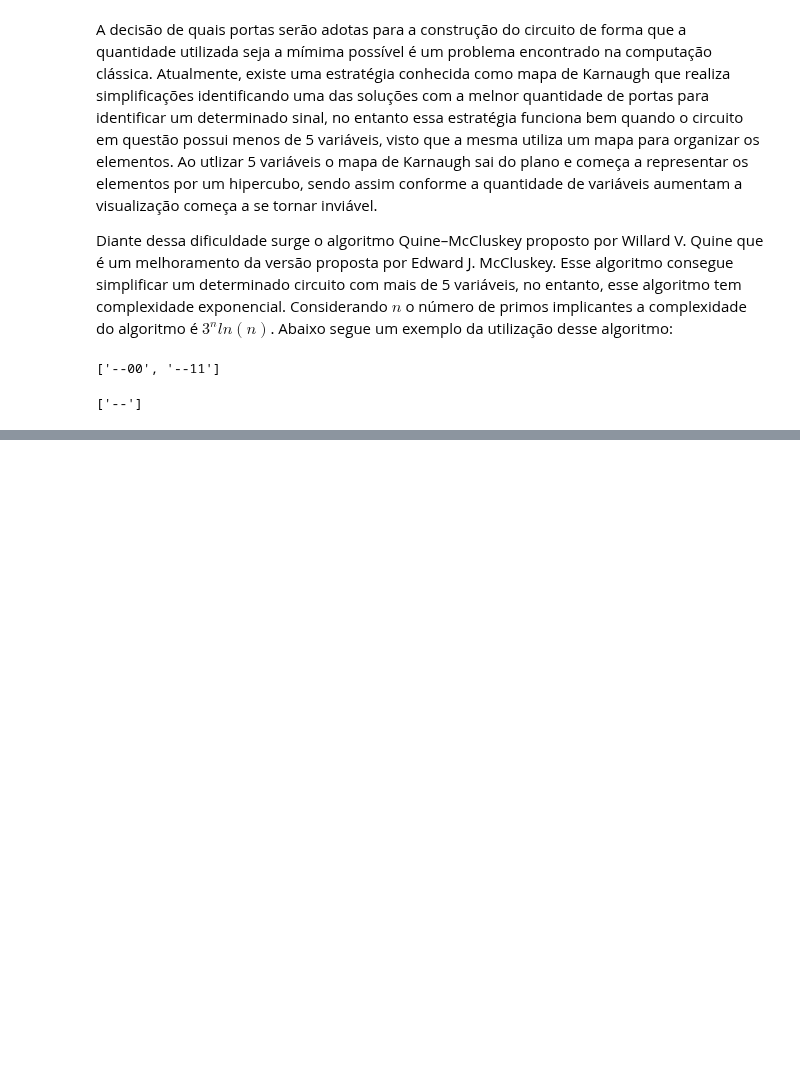
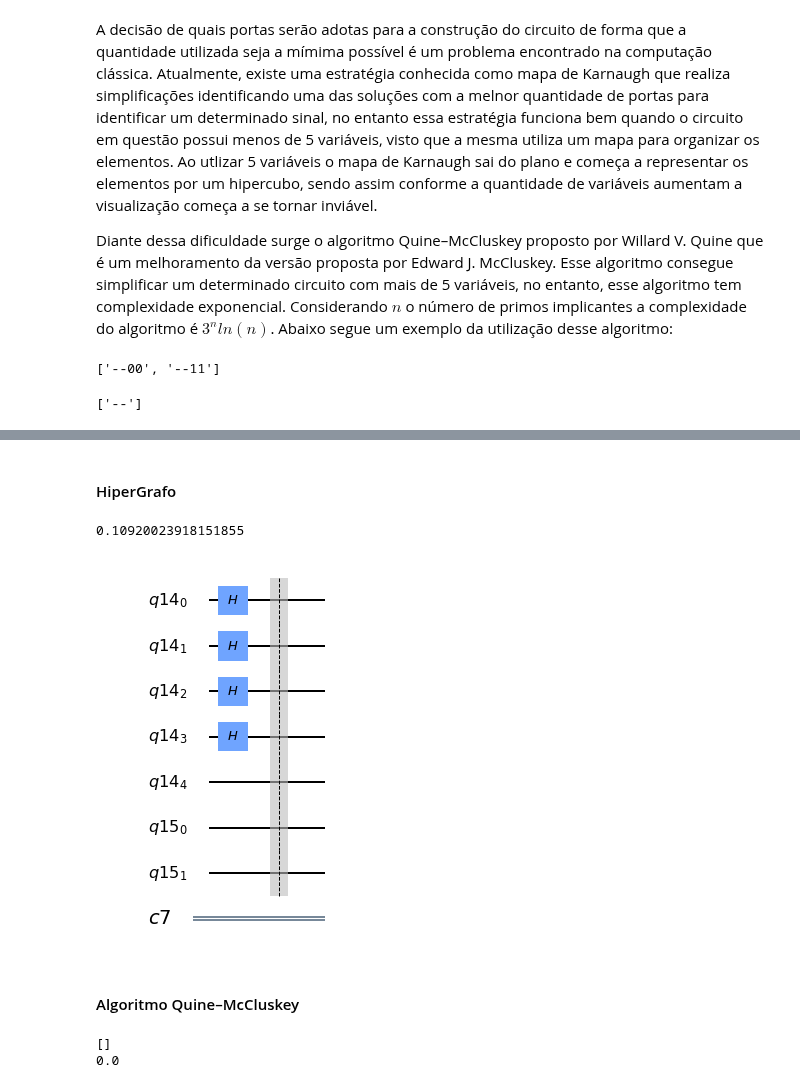
Before and after one commit to adjs/comp-quantica, a Jupyter notebook: projetos/Grupo 04/grupo4_notebook.ipynb, the cells around one changed output, grey strips where cells are left out. Drawn from its saved outputs; the diff is of its cells as text; code cells hidden in the pictures; blank space fills up the shorter version.

Commit message:
Comparacao dos algoritmos

```diff
--- a/projetos/Grupo 04/grupo4_notebook.ipynb
+++ b/projetos/Grupo 04/grupo4_notebook.ipynb
@@ -480,0 +495,16 @@ print(pattern)
+# %% [markdown]
+#### HiperGrafo
+# %%
+print(fim - inicio)
+circuit.draw(output='mpl')
+# %% [output]
+0.10920023918151855
+[figure, added]
+# %% [markdown]
+#### Algoritmo Quine–McCluskey
+# %%
+print(pattern)
+print(fim - inicio)
+# %% [output]
+[]
+0.0
```
Also changed, not shown: parts of 24 cells of this notebook, 3 other files.
